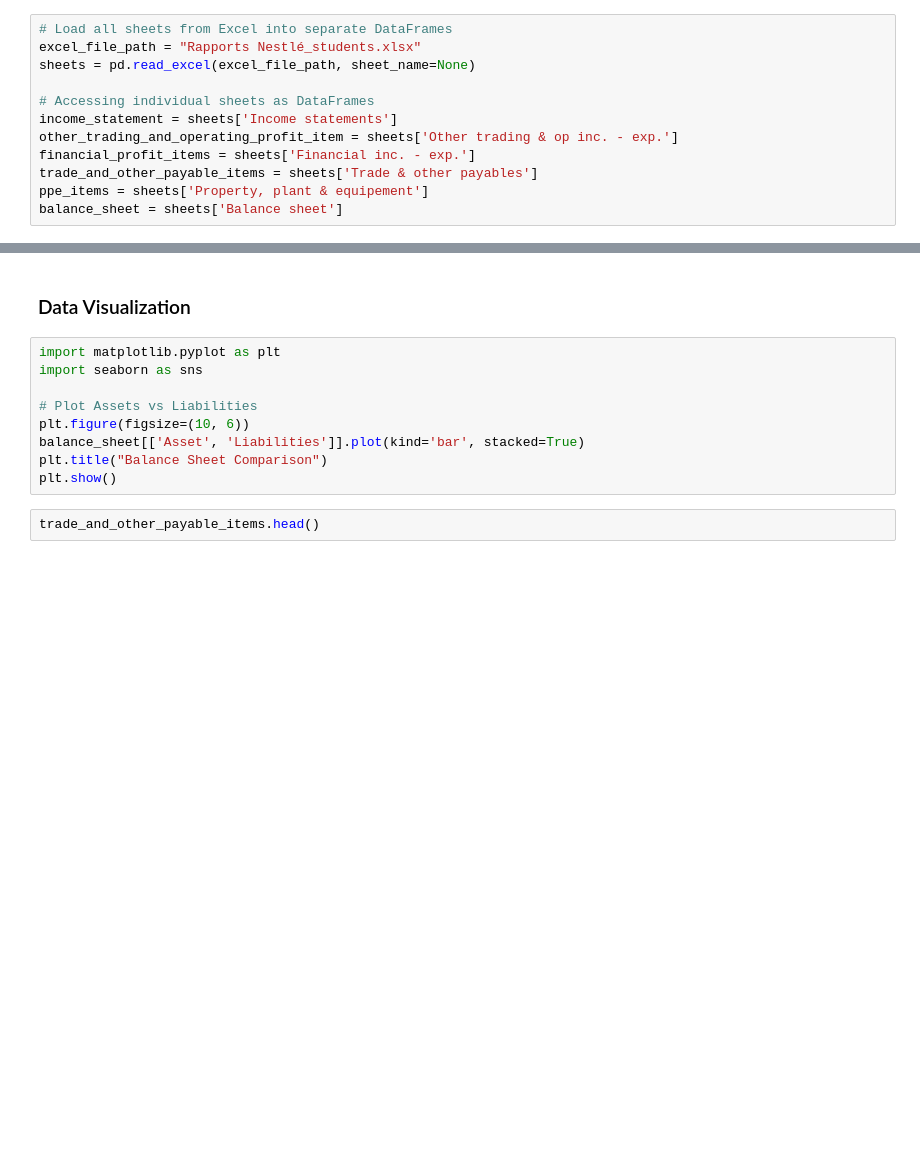
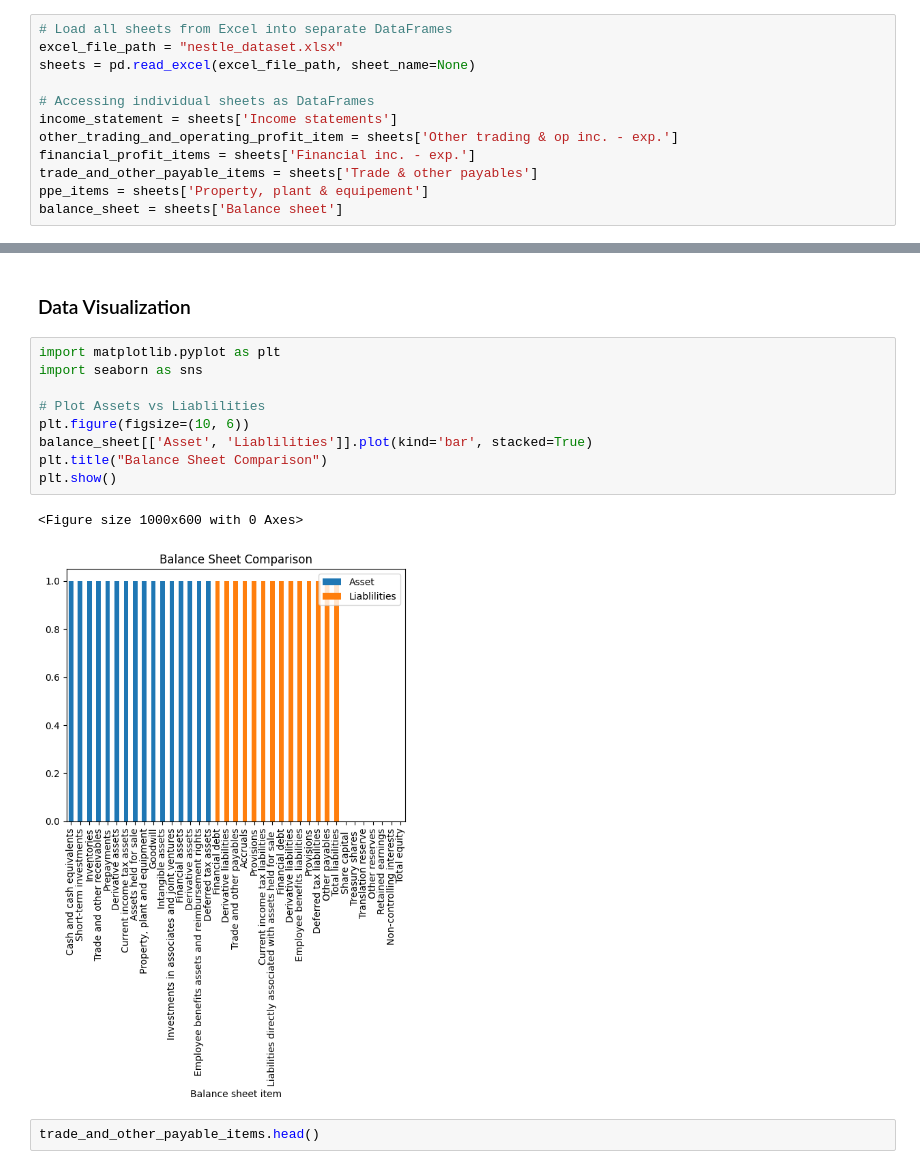
Before and after one commit to sak-15/Intro_to_python, a Jupyter notebook: financial_analysis.ipynb, the cells around one changed output, grey strips where cells are left out. Cells and saved outputs as stored; diff of their text form; blank space fills up the shorter version.

```diff
--- a/financial_analysis.ipynb
+++ b/financial_analysis.ipynb
@@ -27,7 +27,7 @@ TAX_RATE_2023 = 0.1930
 OPERATIONAL_CASH_PROPORTION = 0.20
 # %%
 # Load all sheets from Excel into separate DataFrames
-excel_file_path = "Rapports Nestlé_students.xlsx"
+excel_file_path = "nestle_dataset.xlsx"
 sheets = pd.read_excel(excel_file_path, sheet_name=None)
 
 # Accessing individual sheets as DataFrames
@@ -66,12 +94,15 @@ balance_sheet.set_index('Balance sheet item', inplace=True)
 # %%
 import matplotlib.pyplot as plt
 import seaborn as sns
 
-# Plot Assets vs Liabilities
+# Plot Assets vs Liablilities
 plt.figure(figsize=(10, 6))
-balance_sheet[['Asset', 'Liabilities']].plot(kind='bar', stacked=True)
+balance_sheet[['Asset', 'Liablilities']].plot(kind='bar', stacked=True)
 plt.title("Balance Sheet Comparison")
 plt.show()
+# %% [output]
+<Figure size 1000x600 with 0 Axes>
+[figure, added]
 # %%
 trade_and_other_payable_items.head()
 # %% [output]
```
Also changed, not shown: parts of 2 cells of this notebook.
